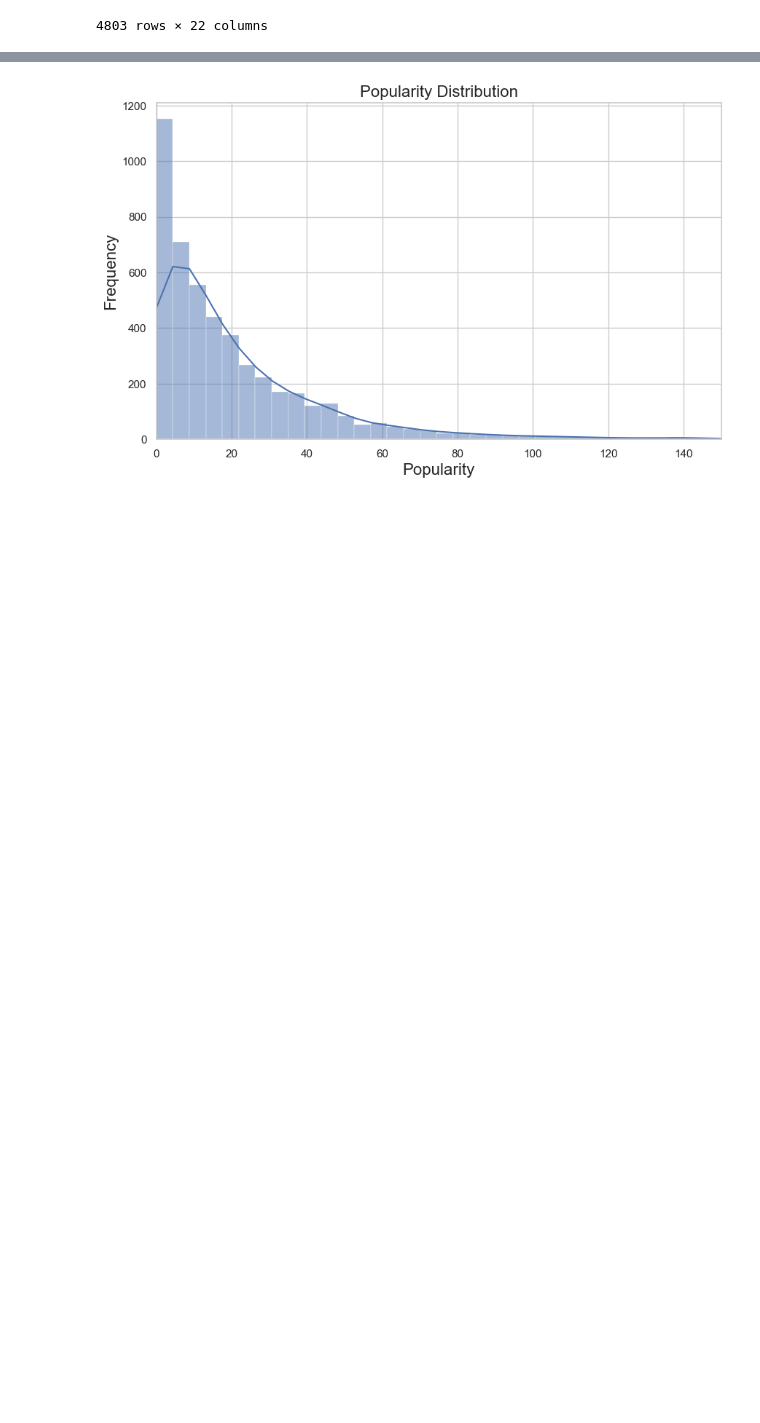
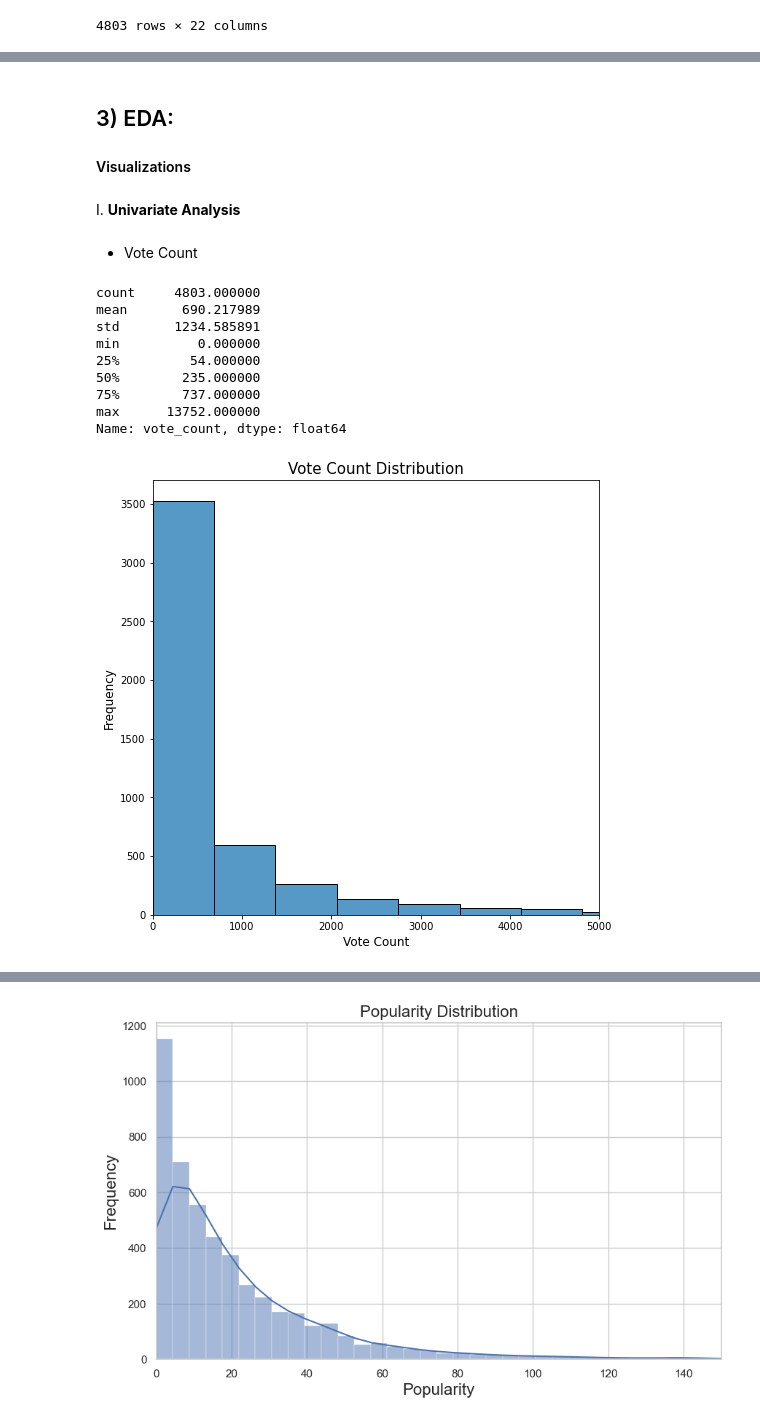
Before and after one commit to Imacharia/Movie_Recomendation, a Jupyter notebook: Movie Recommendation.ipynb, the cells around one changed output, grey strips where cells are left out. Drawn from its saved outputs; the diff is of its cells as text; code cells hidden in the pictures; blank space fills up the shorter version.

```diff
--- a/Movie Recommendation.ipynb
+++ b/Movie Recommendation.ipynb
@@ -316,0 +340,31 @@ movies_credits['tags'] = movies_credits['overview'] + movies_credits['genres'] +
+# %% [markdown]
+## 3) EDA:
+####  Visualizations
+# %% [markdown]
+I. **Univariate Analysis**
+# %% [markdown]
+- Vote Count
+# %%
+# Vote Count description
+vote_count_univariate = movies_credits['vote_count'].describe()
+print(vote_count_univariate)
+
+# Plot vote count distribution
+plt.figure(figsize=(8, 8))
+sns.histplot(movies_credits['vote_count'], kde = False , bins = 20)
+plt.xlabel("Vote Count", fontsize=12)
+plt.ylabel("Frequency", fontsize=12)
+plt.xlim(0, 5000)
+plt.title("Vote Count Distribution", fontsize=15)
+plt.show()
+# %% [output]
+count     4803.000000
+mean       690.217989
+std       1234.585891
+min          0.000000
+25%         54.000000
+50%        235.000000
+75%        737.000000
+max      13752.000000
+Name: vote_count, dtype: float64
+[figure, added]
```
Also changed, not shown: parts of 64 cells of this notebook.
